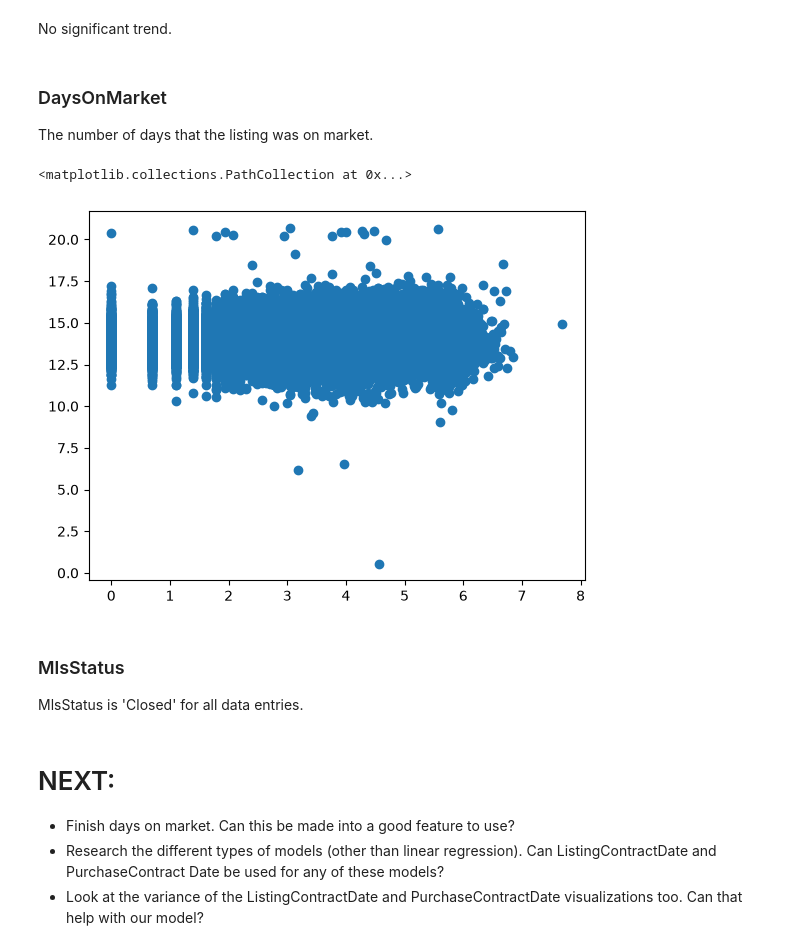
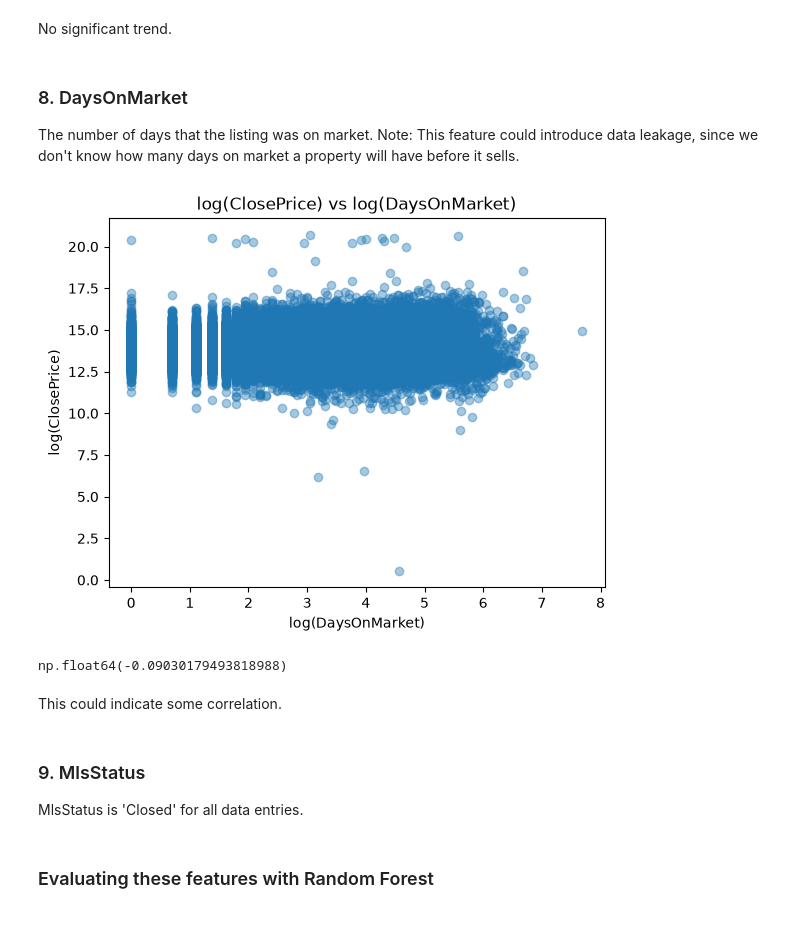
Before and after one commit to alisannec/idx-exchange, a Jupyter notebook: 01_exploration.ipynb, the cells around one changed output. Cells and saved outputs as stored; diff of their text form; code cells hidden in the pictures; blank space fills up the shorter version.

Commit message:
listing and transaction eda done

```diff
--- a/01_exploration.ipynb
+++ b/01_exploration.ipynb
@@ -218,18 +246,25 @@ plt.scatter(df_CloseDate['CloseDate'].sort_values(), np.log(df_CloseDate['CloseP
 # %% [markdown]
 No significant trend.
 # %% [markdown]
-### DaysOnMarket
+### 8. DaysOnMarket
 The number of days that the listing was on market.
+Note: This feature could introduce data leakage, since we don't know how many days on market a property will have before it sells.
 # %%
-plt.scatter(np.log(df['DaysOnMarket']), np.log(df['ClosePrice']))
+plt.xlabel('log(DaysOnMarket)')
+plt.ylabel('log(ClosePrice)')
+plt.title('log(ClosePrice) vs log(DaysOnMarket)')
+
+plt.scatter(np.log(df['DaysOnMarket']), np.log(df['ClosePrice']), alpha=0.4);
 # %% [output]
-<matplotlib.collections.PathCollection at 0x...>
-[figure, old version]
+[figure, new version]
+# %%
+np.log1p(df['DaysOnMarket']).corr(np.log1p(df['ClosePrice']))
+# %% [output]
+np.float64(-0.09030179493818988)
+# %% [markdown]
+This could indicate some correlation.
 # %% [markdown]
-### MlsStatus
+### 9. MlsStatus
 MlsStatus is 'Closed' for all data entries.
-# %% [markdown]
-# NEXT:
-- Finish days on market. Can this be made into a good feature to use?
-- Research the different types of models (other than linear regression). Can ListingContractDate and PurchaseContract Date be used for any of these models?
-- Look at the variance of the ListingContractDate and PurchaseContractDate visualizations too. Can that help with our model?
+# %% [markdown]
+### Evaluating these features with Random Forest
```
Also changed, not shown: parts of 30 cells of this notebook.
